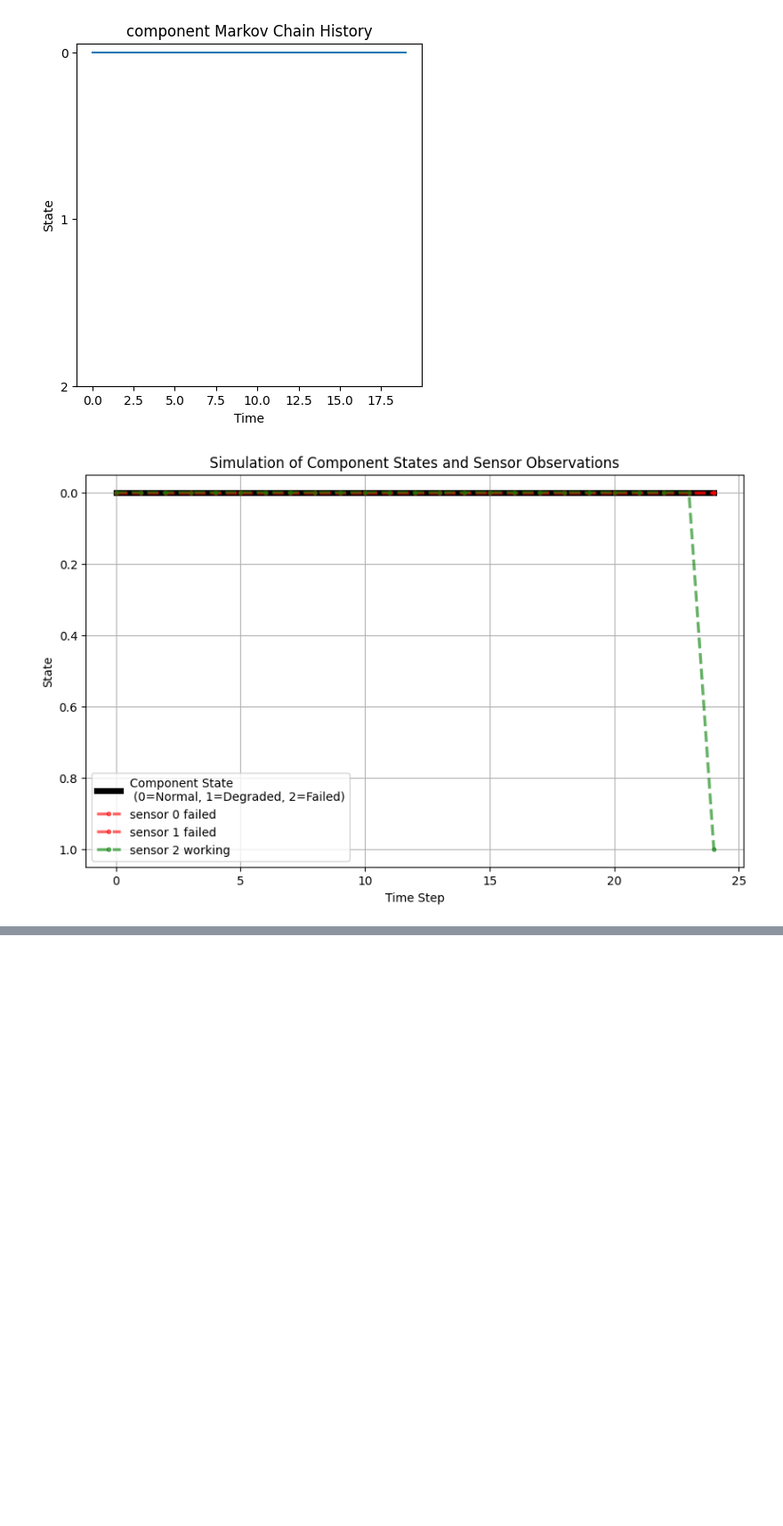
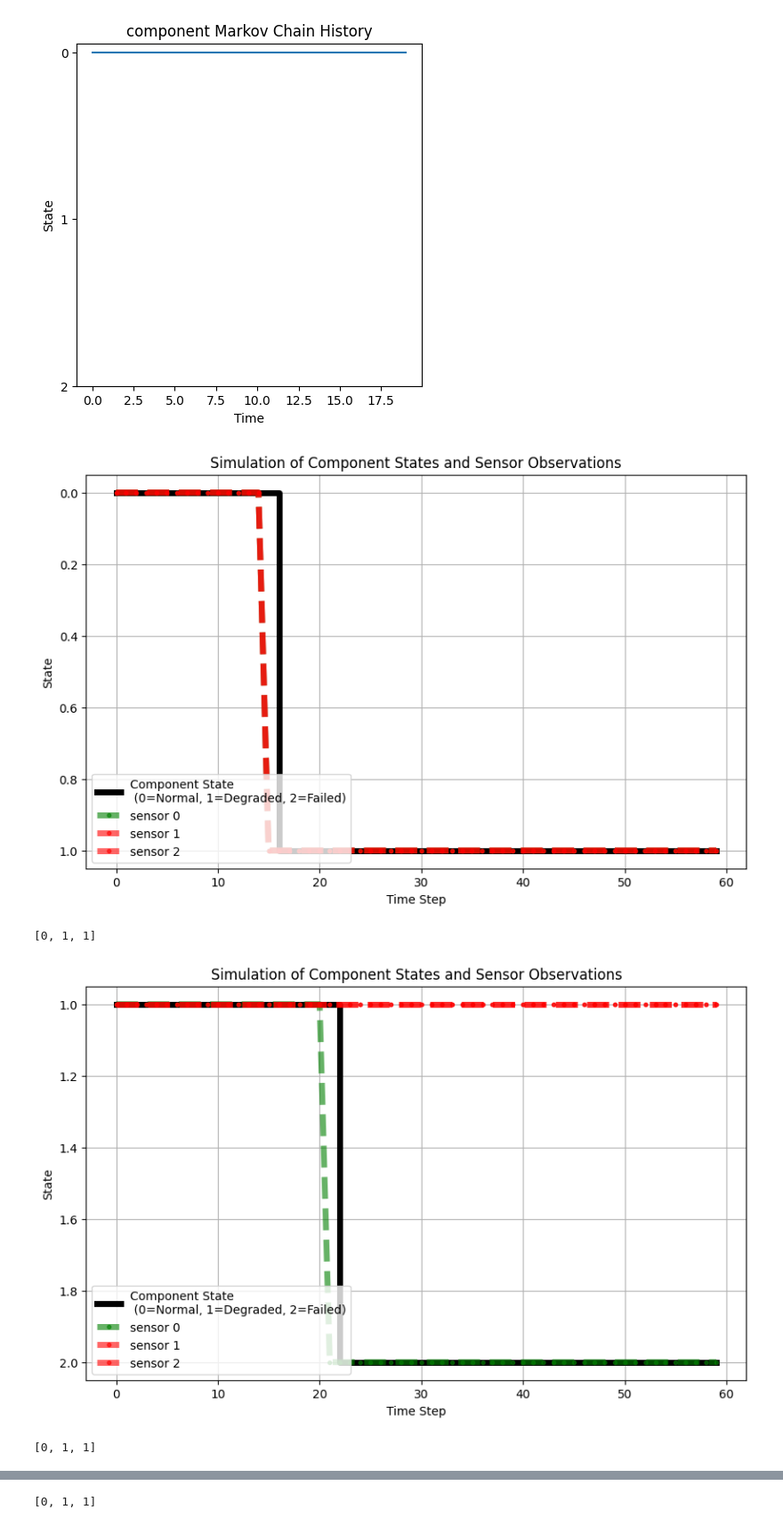
Before and after one commit to andreyaW/PhD_Sims, a Jupyter notebook: Prop_Sims/shipModel/easySimulate.ipynb, the cells around one changed output, grey strips where cells are left out. Shown at 89% size. Cells and saved outputs as stored; diff of their text form; code cells hidden in the pictures; blank space fills up the shorter version.

```diff
--- a/Prop_Sims/shipModel/easySimulate.ipynb
+++ b/Prop_Sims/shipModel/easySimulate.ipynb
@@ -126,13 +126,20 @@ failed
 # %%
 from sensedComp import sensedComp
 
-def simulateSensedComp(time_steps = 25):
+def simulateSensedComp(time_steps = 60):
 
     # initialize a test sensed component
     sc1 = sensedComp()
     sc1.updateState(time_steps)
     sc1.draw(time_steps)
+    sc1.reset()                         # will start from the current state again
 
-simulateSensedComp()
+
+iterations = 3
+for i in range(iterations):
+    simulateSensedComp()
 # %% [output]
-[figure, old version]
+[figure, new version]
+[0, 1, 1]
+[figure, added]
+[0, 1, 1]
@@ -138,0 +147 @@ simulateSensedComp()
+[0, 1, 1]
```
Also changed, not shown: parts of 2 cells of this notebook, 5 other files.
